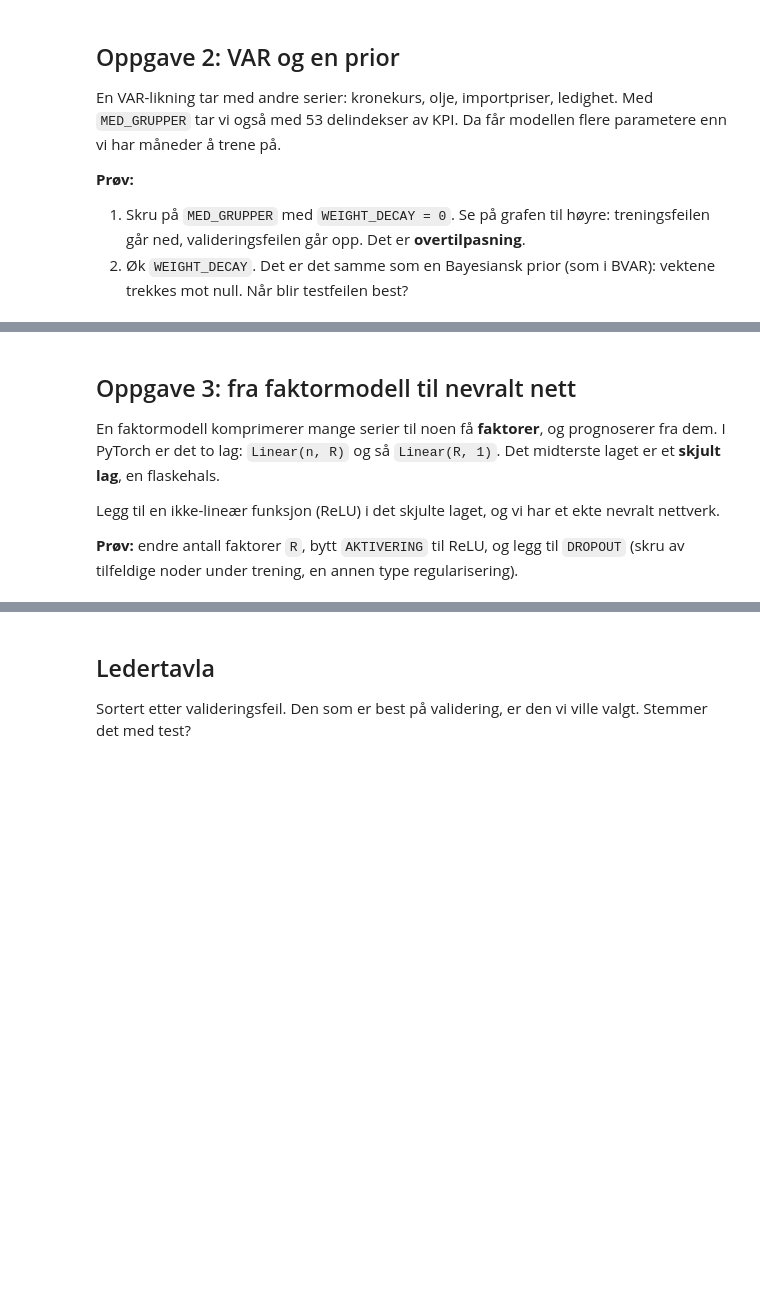
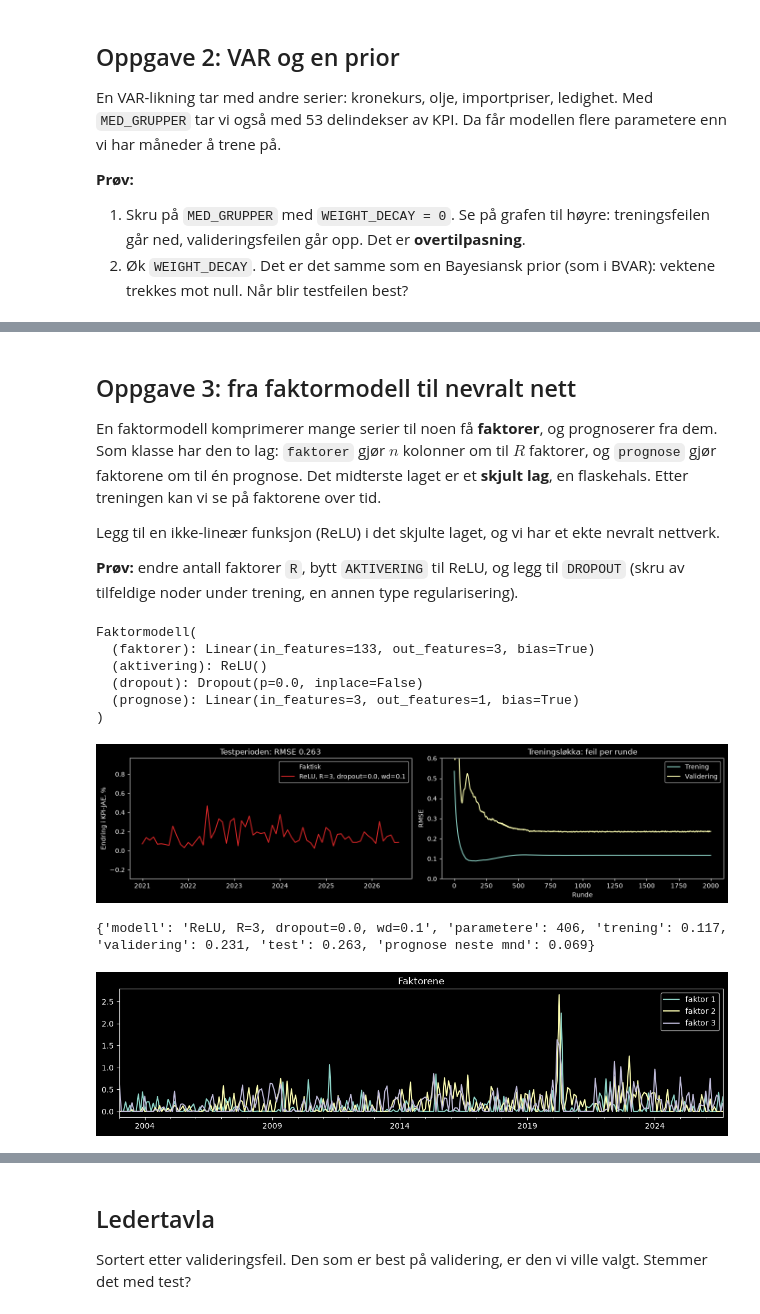
Before and after one commit to simeneide/how-to-train-your-ai, a Jupyter notebook: workshop.ipynb, the cells around one changed output, grey strips where cells are left out. Cells and saved outputs as stored; diff of their text form; code cells hidden in the pictures; blank space fills up the shorter version.

```diff
--- a/workshop.ipynb
+++ b/workshop.ipynb
@@ -347,35 +442,60 @@ evaluate(
 # %% [markdown]
 ## Oppgave 3: fra faktormodell til nevralt nett
 
-En faktormodell komprimerer mange serier til noen få **faktorer**, og prognoserer fra dem. I PyTorch er det to lag: `Linear(n, R)` og så `Linear(R, 1)`. Det midterste laget er et **skjult lag**, en flaskehals.
+En faktormodell komprimerer mange serier til noen få **faktorer**, og prognoserer fra dem. Som klasse har den to lag: `faktorer` gjør $n$ kolonner om til $R$ faktorer, og `prognose` gjør faktorene om til én prognose. Det midterste laget er et **skjult lag**, en flaskehals. Etter treningen kan vi se på faktorene over tid.
 
 Legg til en ikke-lineær funksjon (ReLU) i det skjulte laget, og vi har et ekte nevralt nettverk.
 
 **Prøv:** endre antall faktorer `R`, bytt `AKTIVERING` til ReLU, og legg til `DROPOUT` (skru av tilfeldige noder under trening, en annen type regularisering).
 # %%
 # 1. Data: alt vi har
-cols_big = kolonner(kpi=12, drivere=list(DRIVERS), grupper=True)
+cols_big = kolonner({"KPI-JAE": 12, **dict.fromkeys(DRIVERS, 3)}, grupper=2)
 
 # 2. Modell: input -> R faktorer (skjult lag) -> prognose
 R = 3  # @param {type:"slider", min:1, max:64, step:1}
-AKTIVERING = "ingen (faktormodell)"  # @param ["ingen (faktormodell)", "ReLU", "Tanh"]
+AKTIVERING = "ReLU" #"ingen (faktormodell)"  # @param ["ingen (faktormodell)", "ReLU", "Tanh"]
 DROPOUT = 0.0  # @param {type:"slider", min:0, max:0.8, step:0.1}
-act = {"ingen (faktormodell)": nn.Identity(), "ReLU": nn.ReLU(), "Tanh": nn.Tanh()}[
-    AKTIVERING
-]
-net = nn.Sequential(
-    nn.Linear(len(cols_big), R), act, nn.Dropout(DROPOUT), nn.Linear(R, 1)
-)
+class Faktormodell(nn.Module):
+    def __init__(self, n_inn: int, R: int, aktivering: nn.Module, dropout: float = 0.0):
+        super().__init__()
+        self.faktorer = nn.Linear(n_inn, R)  # n kolonner -> R faktorer
+        self.aktivering = aktivering  # Identity = faktormodell, ReLU/Tanh = nevralt nett
+        self.dropout = nn.Dropout(dropout)
+        self.prognose = nn.Linear(R, 1)  # R faktorer -> prognose
+
+    def forward(self, x):
+        f = self.aktivering(self.faktorer(x))
+        return self.prognose(self.dropout(f))
+
+
+act = {"ingen (faktormodell)": nn.Identity(), "ReLU": nn.ReLU(), "Tanh": nn.Tanh()}[AKTIVERING]
+net = Faktormodell(len(cols_big), R, act, DROPOUT)
 print(net)
 
 # 3. Trening
 WEIGHT_DECAY_3 = 0.1  # @param [0.0, 0.01, 0.1, 0.3, 1.0, 3.0] {type:"raw"}
 net, data, hist = train(net, cols_big, lr=0.003, weight_decay=WEIGHT_DECAY_3)
 
 # 4. Beslutning
 evaluate(
     f"{AKTIVERING}, R={R}, dropout={DROPOUT}, wd={WEIGHT_DECAY_3}", net, data, hist
 )
+
+# Faktorene over tid: hva har modellen lært å se etter?
+with torch.no_grad():
+    faktorer = net.aktivering(net.faktorer(torch.tensor(Z.loc["2003":, cols_big].values, dtype=torch.float32)))
+pd.DataFrame(faktorer.numpy(), index=Z.loc["2003":].index.to_timestamp(), columns=[f"faktor {i + 1}" for i in range(R)]).plot(figsize=(14, 3), title="Faktorene")
+plt.show()
+# %% [output]
+Faktormodell(
+  (faktorer): Linear(in_features=133, out_features=3, bias=True)
+  (aktivering): ReLU()
+  (dropout): Dropout(p=0.0, inplace=False)
+  (prognose): Linear(in_features=3, out_features=1, bias=True)
+)
+[figure, added]
+{'modell': 'ReLU, R=3, dropout=0.0, wd=0.1', 'parametere': 406, 'trening': 0.117, 'validering': 0.231, 'test': 0.263, 'prognose neste mnd': 0.069}
+[figure, added]
 # %% [markdown]
 ## Oppgave 4: slå AR
 
```
Also changed, not shown: parts of 14 cells of this notebook, 3 other files.
